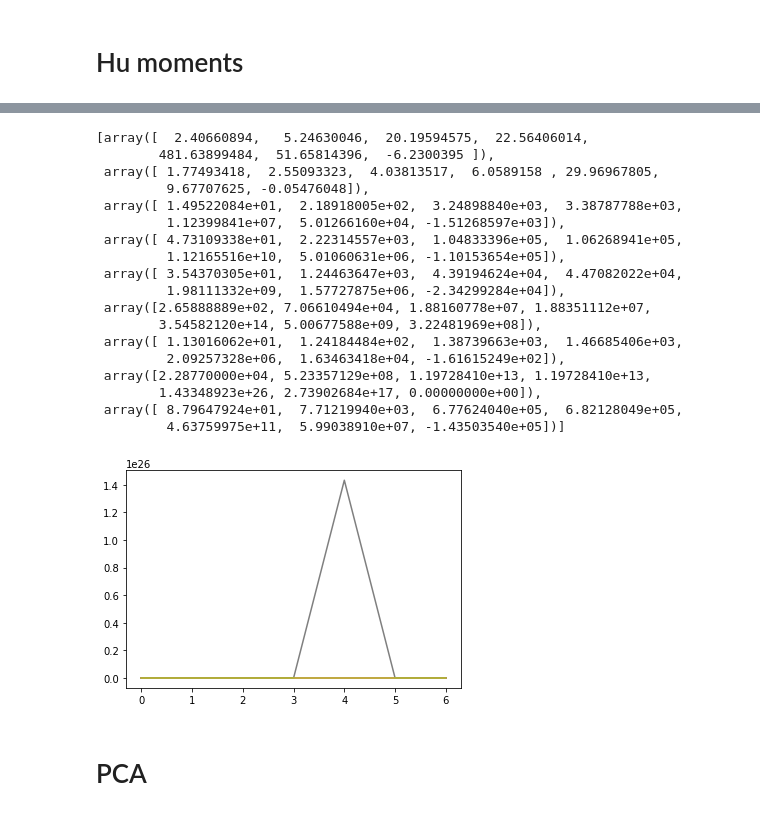
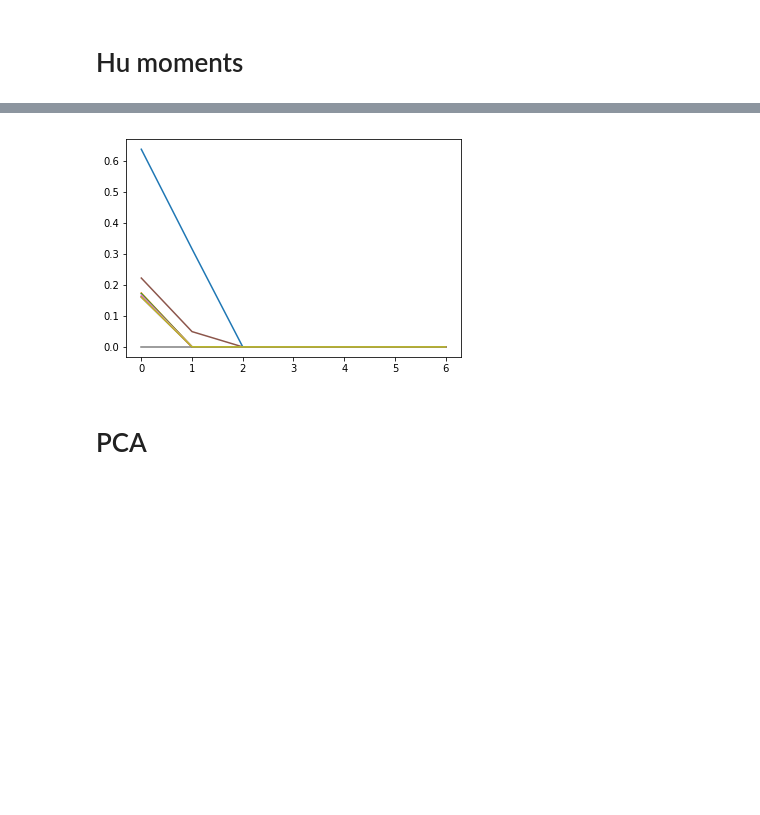
Before and after one commit to xingnix/learning, a Jupyter notebook: imageprocessing/jupyter/11/feature.ipynb, the cells around one changed output, grey strips where cells are left out. Cells and saved outputs as stored; diff of their text form; code cells hidden in the pictures; blank space fills up the shorter version.

Commit message:
compute moments_central  ...

```diff
--- a/imageprocessing/jupyter/11/feature.ipynb
+++ b/imageprocessing/jupyter/11/feature.ipynb
@@ -14,33 +14,17 @@ array([  87.96479238, 7712.19940304])
 [figure]
 # %%
-m=[]
+h=[]
 for i in range(np.max(l)):
-    mu = measure.moments(np.double(l==i))
+    m = measure.moments(np.double(l==i))
+    cr=m[0,1]/m[0,0]
+    cc=m[1,0]/m[0,0]
+    mu = measure.moments_central(np.double(l==i),cr,cc)
     nu = measure.moments_normalized(mu)
     hu = measure.moments_hu(nu)
-    m.append(hu)
+    h.append(hu)
     plt.plot(hu)
-m
 # %% [output]
-[array([  2.40660894,   5.24630046,  20.19594575,  22.56406014,
-        481.63899484,  51.65814396,  -6.2300395 ]),
- array([ 1.77493418,  2.55093323,  4.03813517,  6.0589158 , 29.96967805,
-         9.67707625, -0.05476048]),
- array([ 1.49522084e+01,  2.18918005e+02,  3.24898840e+03,  3.38787788e+03,
-         1.12399841e+07,  5.01266160e+04, -1.51268597e+03]),
- array([ 4.73109338e+01,  2.22314557e+03,  1.04833396e+05,  1.06268941e+05,
-         1.12165516e+10,  5.01060631e+06, -1.10153654e+05]),
- array([ 3.54370305e+01,  1.24463647e+03,  4.39194624e+04,  4.47082022e+04,
-         1.98111332e+09,  1.57727875e+06, -2.34299284e+04]),
- array([2.65888889e+02, 7.06610494e+04, 1.88160778e+07, 1.88351112e+07,
-        3.54582120e+14, 5.00677588e+09, 3.22481969e+08]),
- array([ 1.13016062e+01,  1.24184484e+02,  1.38739663e+03,  1.46685406e+03,
-         2.09257328e+06,  1.63463418e+04, -1.61615249e+02]),
- array([2.28770000e+04, 5.23357129e+08, 1.19728410e+13, 1.19728410e+13,
-        1.43348923e+26, 2.73902684e+17, 0.00000000e+00]),
- array([ 8.79647924e+01,  7.71219940e+03,  6.77624040e+05,  6.82128049e+05,
-         4.63759975e+11,  5.99038910e+07, -1.43503540e+05])]
-[figure, old version]
+[figure, new version]
 # %% [markdown]
 # PCA
 # %%
```
Also changed, not shown: parts of 1 cell of this notebook.
